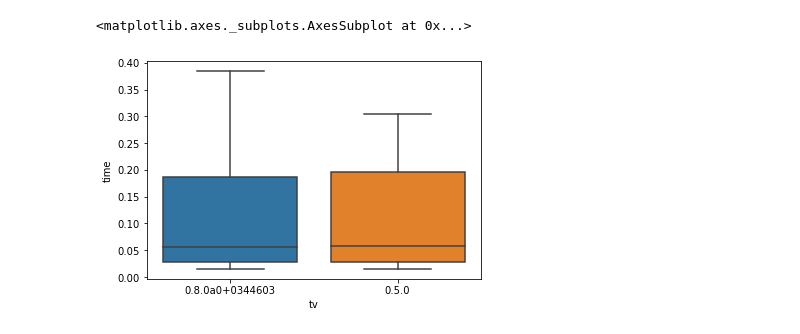
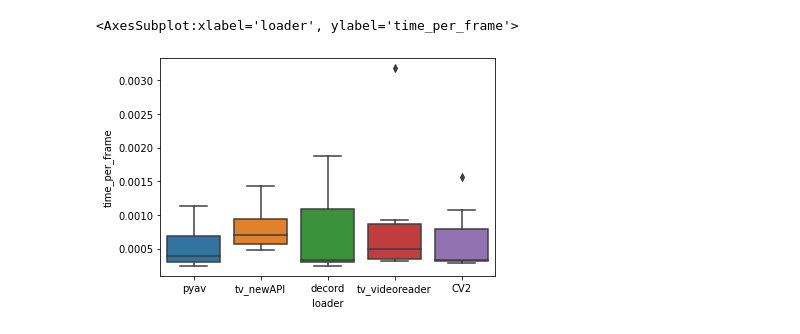
Before and after one commit to bjuncek/video_reader_benchmark, a Jupyter notebook: timeitcomp/Graph Results.ipynb, the cells around one changed output. Drawn from its saved outputs; the diff is of its cells as text; code cells hidden in the pictures.

```diff
--- a/timeitcomp/Graph Results.ipynb
+++ b/timeitcomp/Graph Results.ipynb
@@ -11,4 +47,0 @@ ax = sns.boxplot(x="loader", y="time", data=df)
-# %%
-dfa = pd.read_csv("./basic_reading_speeds.csv")
-dfb = pd.read_csv("./basic_reading_speeds_tv05.csv")
-df = pd.concat([dfa, dfb])
@@ -31,0 +48,7 @@ df_ss
+# %%
+df["time_per_frame"] = df['time'] / df['num_frames']
+
+
+g = sns.FacetGrid(df, col="video", col_wrap=2, height=4, aspect=2, sharey=False)
+g = g.map(sns.boxplot, "loader", "time_per_frame", showfliers = False)
+g.set_xticklabels(rotation=90)
@@ -31,0 +66,3 @@ df_ss
+# %%
+df["pyv4"] = df["time_per_frame"] * 1000
+df['pyv4'][df.loader=="pyav"] = df['pyv4'][df.loader=="pyav"] + 0.00035
@@ -32,5 +87,7 @@ df_ss
+# %%
+df["time_per_frame"] = df['time'] / df['num_frames']
 # %%
-sns.boxplot(x="tv", y="time", data=df_ss)
+sns.boxplot(x="loader", y="time_per_frame", data=df)
 # %% [output]
-<matplotlib.axes._subplots.AxesSubplot at 0x...>
+<AxesSubplot:xlabel='loader', ylabel='time_per_frame'>
-[figure, old version]
+[figure, new version]
```
Also changed, not shown: parts of 15 cells of this notebook, 1 other file.
